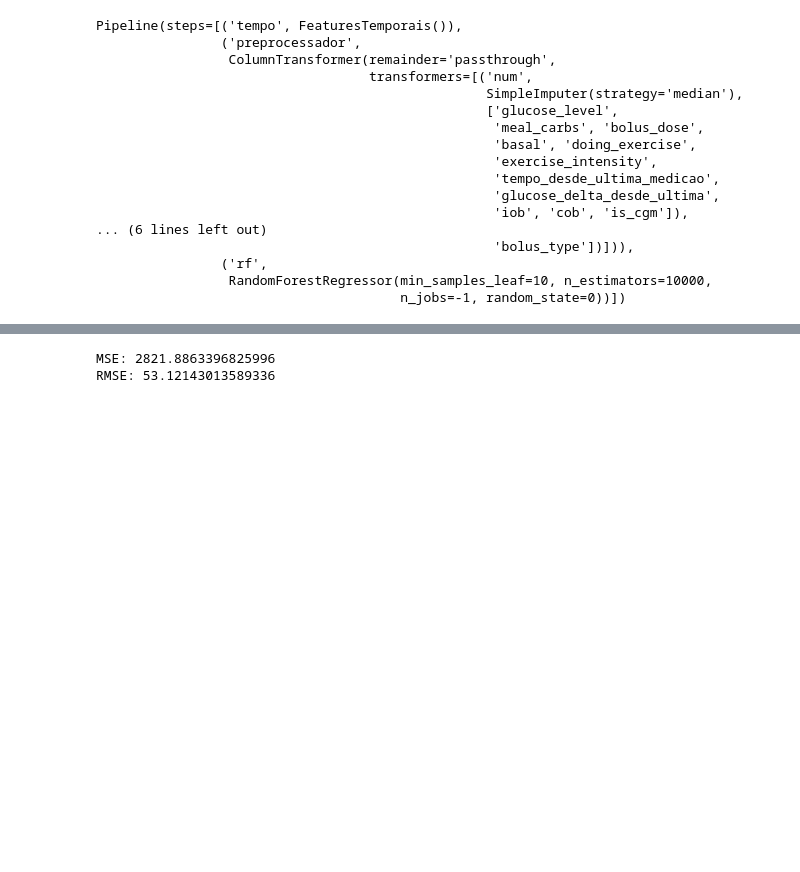
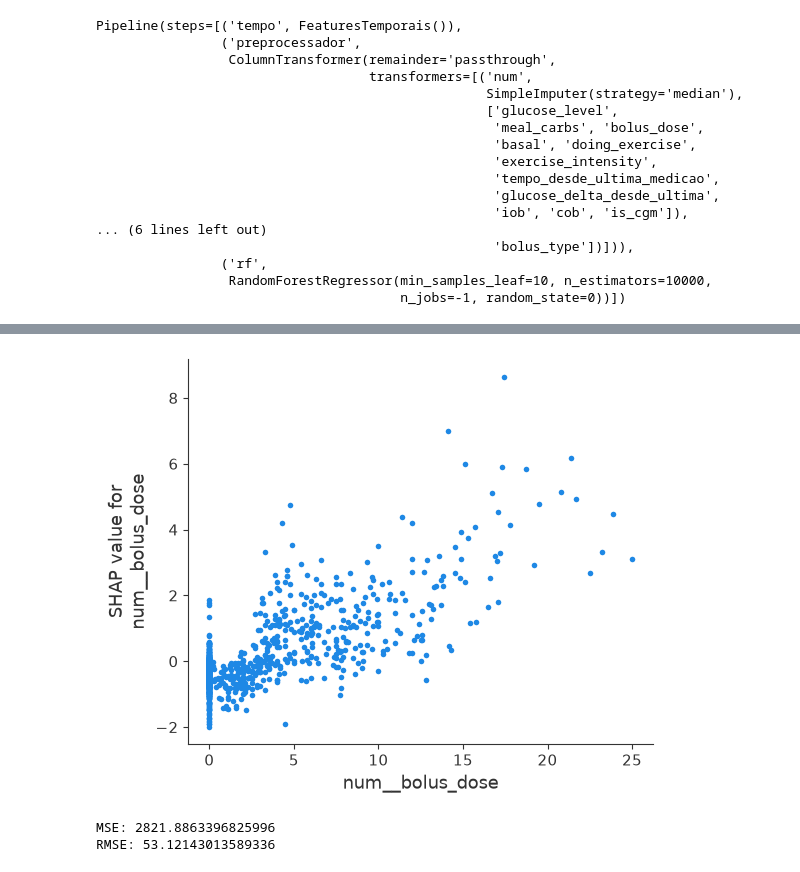
Before and after one commit to CarlosMut24/TCC_Predicao_glicemia, a Jupyter notebook: modelos/Random_Forest_app.ipynb, the cells around one changed output, grey strips where cells are left out. Drawn from its saved outputs; the diff is of its cells as text; code cells hidden in the pictures; blank space fills up the shorter version.

```diff
--- a/modelos/Random_Forest_app.ipynb
+++ b/modelos/Random_Forest_app.ipynb
@@ -173,3 +189,14 @@ Pipeline(steps=[('tempo', FeaturesTemporais()),
+# %%
+# Exemplo: como o IOB afeta a predição?
+shap.dependence_plot(
+    "num__bolus_dose",
+    shap_values,
+    X_val_transformed,
+    feature_names=feature_names,
+    interaction_index=None,   # ou "auto" para detectar interações
+)
+# %% [output]
+[figure, added]
 # %%
 # ---- 6. Avaliar ----
 p = pipeline.predict(X_val)
```
Also changed, not shown: parts of 3 cells of this notebook, 1 other file.
